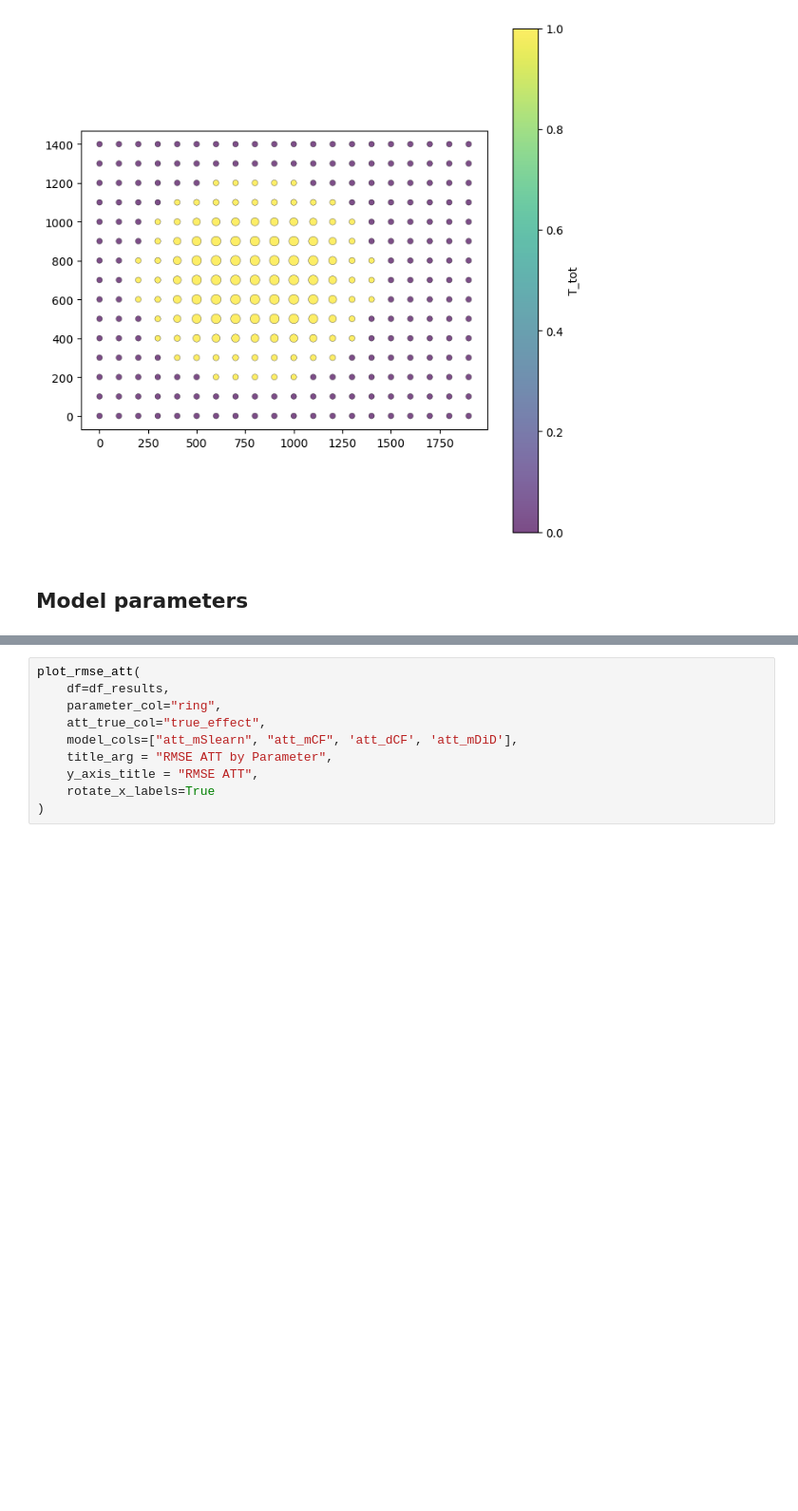
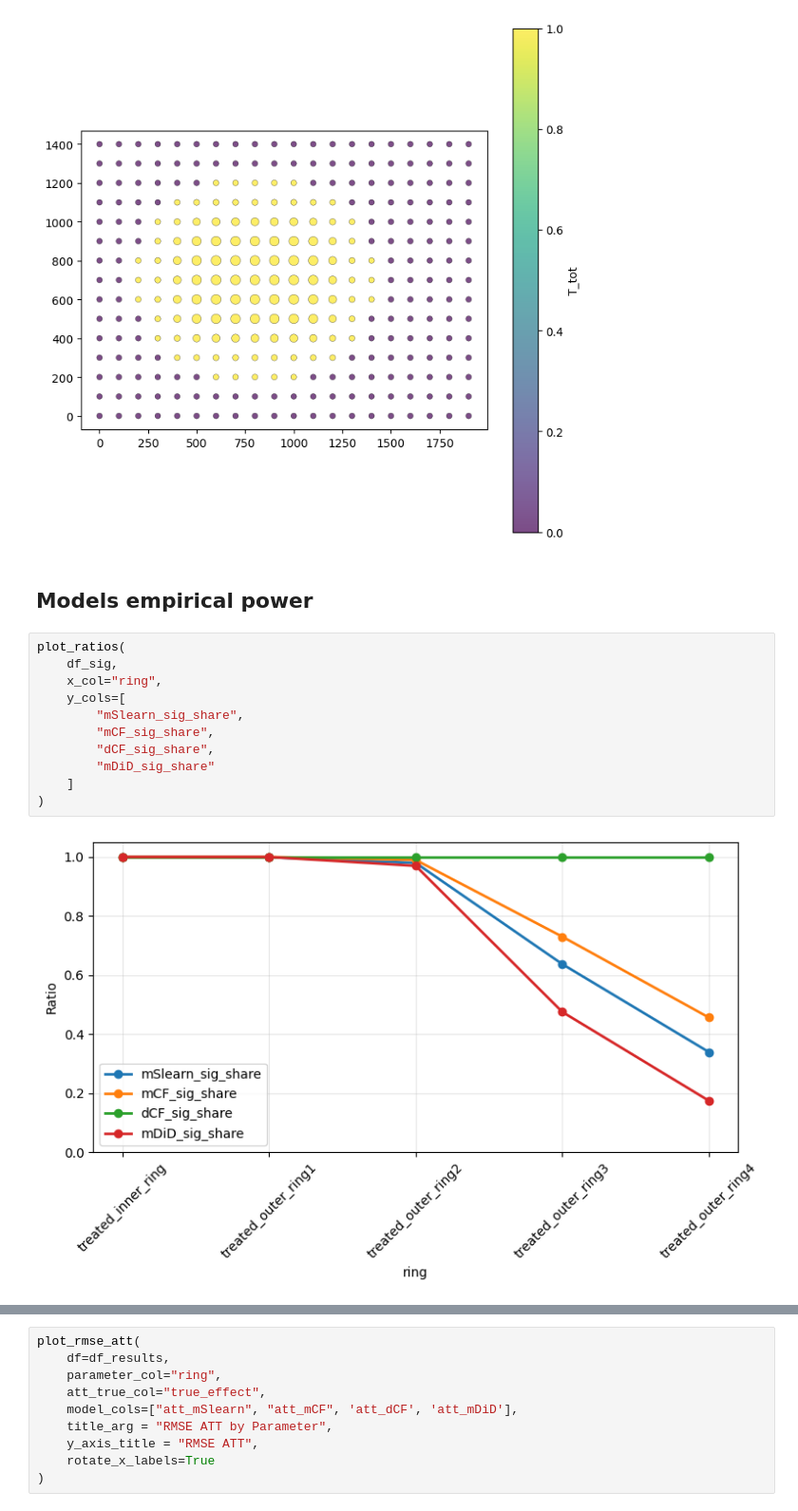
Before and after one commit to Andrew10MAIN/causal_ML_with_spilovers_of_treatment, a Jupyter notebook: results/visualizations/results_visualizations.ipynb, the cells around one changed output, grey strips where cells are left out. Shown at 95% size. Drawn from its saved outputs; the diff is of its cells as text; blank space fills up the shorter version.

Commit message:
Visualization added empirical power

```diff
--- a/results/visualizations/results_visualizations.ipynb
+++ b/results/visualizations/results_visualizations.ipynb
@@ -121,4 +121,17 @@ plot_gdf_points(temp_gdf, size_col='spill2',
 <Axes: >
 [figure]
 # %% [markdown]
-## Model parameters
+## Models empirical power
+# %%
+plot_ratios(
+    df_sig,
+    x_col="ring",
+    y_cols=[
+        "mSlearn_sig_share",
+        "mCF_sig_share",
+        "dCF_sig_share",
+        "mDiD_sig_share"
+    ]
+)
+# %% [output]
+[figure, added]
```
Also changed, not shown: parts of 4 cells of this notebook, 1 other file.
